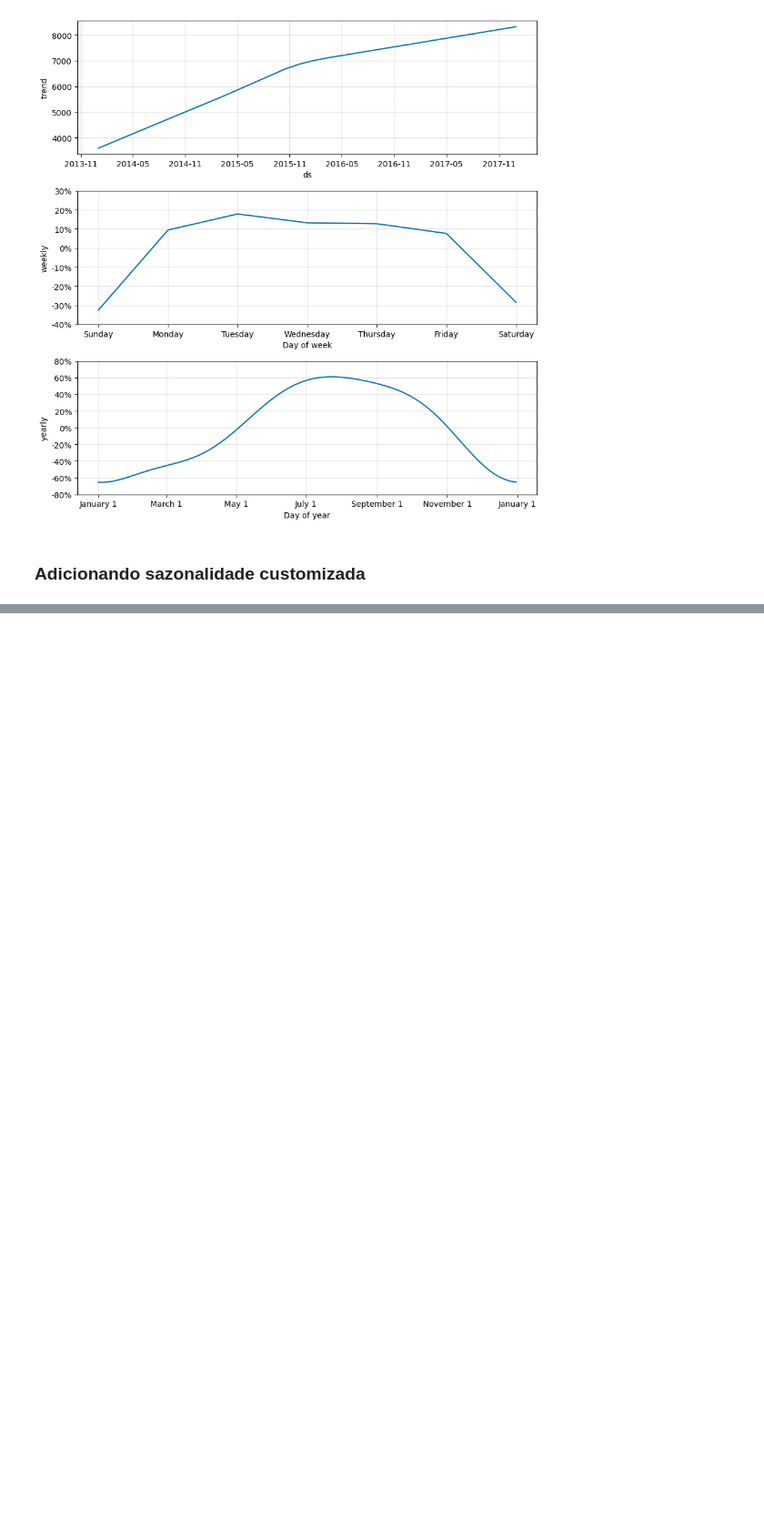
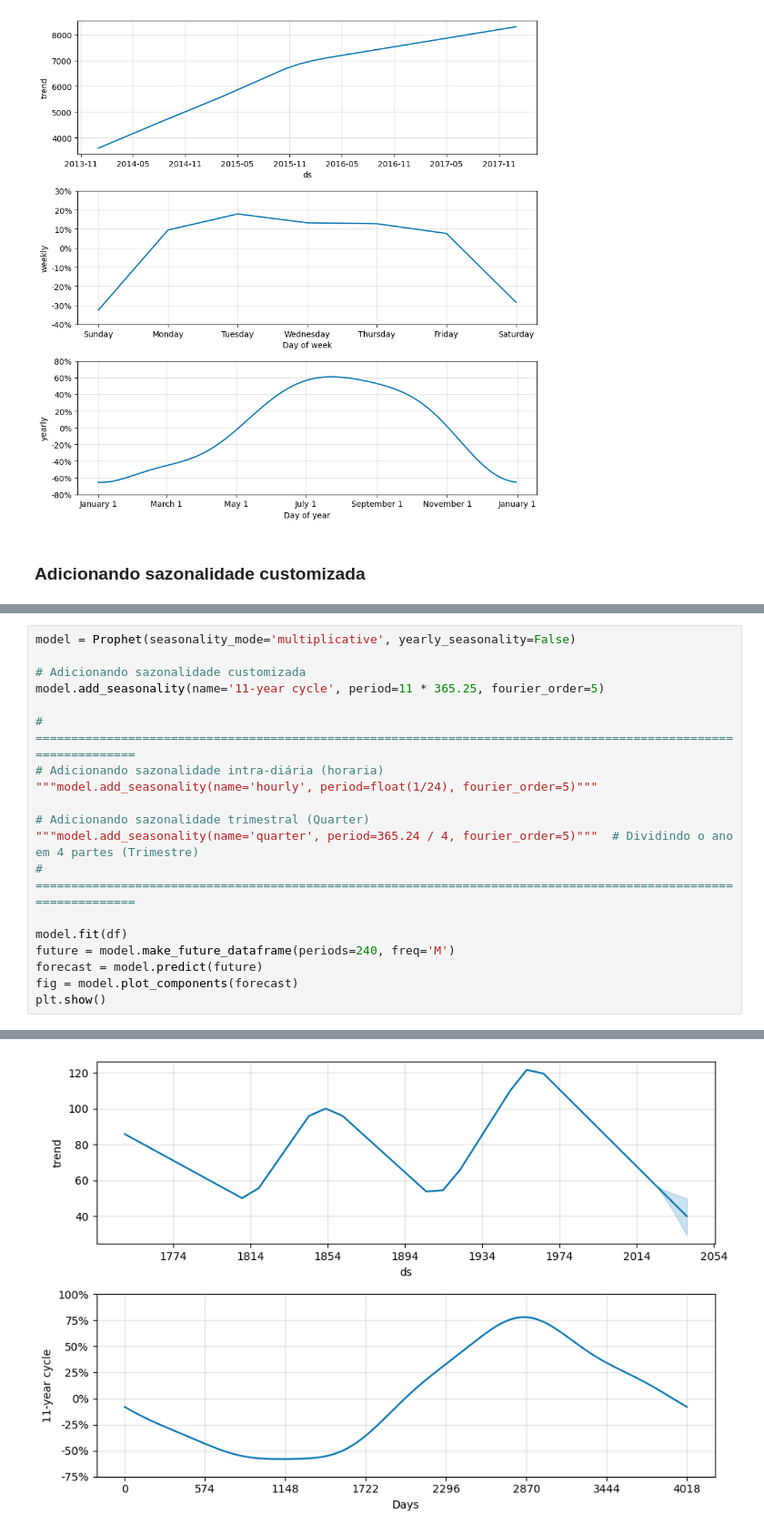
Before and after one commit to rodolphomacedo/prophet, a Jupyter notebook: Cap4 - Sazonalidade.ipynb, the cells around one changed output, grey strips where cells are left out. Shown at 91% size. Drawn from its saved outputs; the diff is of its cells as text; blank space fills up the shorter version.

Commit message:
Update Cap4 - Add custom seasonality and Hourly forecast

```diff
--- a/Cap4 - Sazonalidade.ipynb
+++ b/Cap4 - Sazonalidade.ipynb
@@ -138,0 +161,20 @@ pg 78
+# %%
+model = Prophet(seasonality_mode='multiplicative', yearly_seasonality=False)
+
+# Adicionando sazonalidade customizada
+model.add_seasonality(name='11-year cycle', period=11 * 365.25, fourier_order=5)
+
+# ================================================================================================================
+# Adicionando sazonalidade intra-diária (horaria)
+"""model.add_seasonality(name='hourly', period=float(1/24), fourier_order=5)"""
+
+# Adicionando sazonalidade trimestral (Quarter)
+"""model.add_seasonality(name='quarter', period=365.24 / 4, fourier_order=5)"""  # Dividindo o ano em 4 partes (Trimestre)
+# ================================================================================================================
+
+model.fit(df)
+future = model.make_future_dataframe(periods=240, freq='M')
+forecast = model.predict(future)
+fig = model.plot_components(forecast)
+plt.show()
+# %% [output]
@@ -138,0 +183 @@ pg 78
+[figure, added]
```
Also changed, not shown: parts of 21 cells of this notebook.
